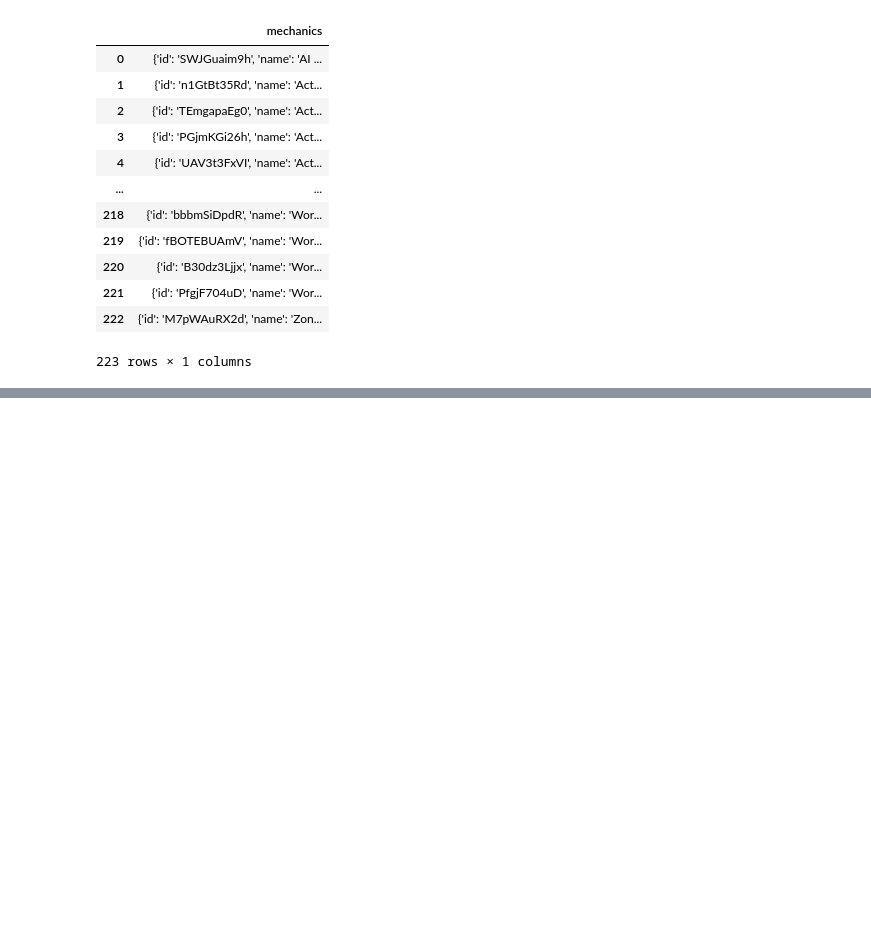
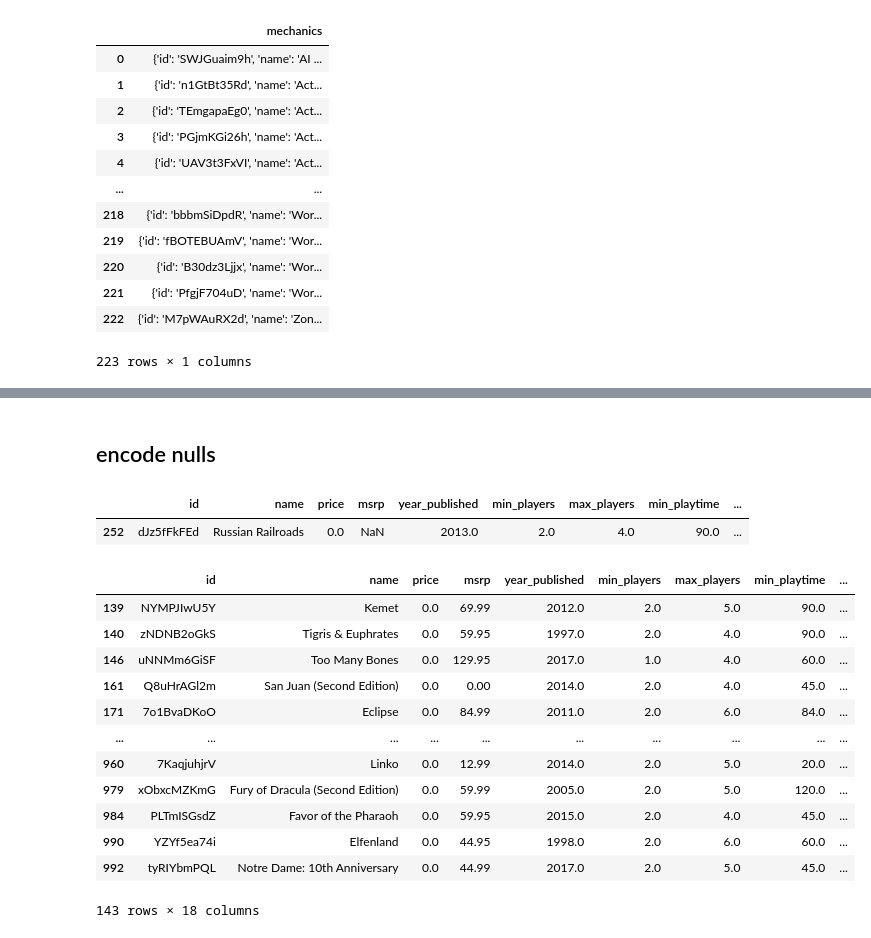
Before and after one commit to Andy-Jensen/board-game-project, a Jupyter notebook: Prepare.ipynb, the cells around one changed output, grey strips where cells are left out. Cells and saved outputs as stored; diff of their text form; code cells hidden in the pictures; blank space fills up the shorter version.

```diff
--- a/Prepare.ipynb
+++ b/Prepare.ipynb
@@ -190,0 +274,23 @@ pd.DataFrame(data)
+# %% [markdown]
+## encode nulls
+# %%
+df[df['msrp'].isna()]
+# %% [output]
+|  | id | name | price | msrp | year_published | min_players | max_players | min_playtime | ... |
+| 252 | dJz5fFkFEd | Russian Railroads | 0.0 | NaN | 2013.0 | 2.0 | 4.0 | 90.0 | ... |
+# %%
+df[df['price']==0]
+# %% [output]
+|  | id | name | price | msrp | year_published | min_players | max_players | min_playtime | ... |
+| 139 | NYMPJIwU5Y | Kemet | 0.0 | 69.99 | 2012.0 | 2.0 | 5.0 | 90.0 | ... |
+| 140 | zNDNB2oGkS | Tigris & Euphrates | 0.0 | 59.95 | 1997.0 | 2.0 | 4.0 | 90.0 | ... |
+| 146 | uNNMm6GiSF | Too Many Bones | 0.0 | 129.95 | 2017.0 | 1.0 | 4.0 | 60.0 | ... |
+| 161 | Q8uHrAGl2m | San Juan (Second Edition) | 0.0 | 0.00 | 2014.0 | 2.0 | 4.0 | 45.0 | ... |
+| 171 | 7o1BvaDKoO | Eclipse | 0.0 | 84.99 | 2011.0 | 2.0 | 6.0 | 84.0 | ... |
+| ... | ... | ... | ... | ... | ... | ... | ... | ... | ... |
+| 960 | 7KaqjuhjrV | Linko | 0.0 | 12.99 | 2014.0 | 2.0 | 5.0 | 20.0 | ... |
+| 979 | xObxcMZKmG | Fury of Dracula (Second Edition) | 0.0 | 59.99 | 2005.0 | 2.0 | 5.0 | 120.0 | ... |
+| 984 | PLTmISGsdZ | Favor of the Pharaoh | 0.0 | 59.95 | 2015.0 | 2.0 | 4.0 | 45.0 | ... |
+| 990 | YZYf5ea74i | Elfenland | 0.0 | 44.95 | 1998.0 | 2.0 | 6.0 | 60.0 | ... |
+| 992 | tyRIYbmPQL | Notre Dame: 10th Anniversary | 0.0 | 44.99 | 2017.0 | 2.0 | 5.0 | 45.0 | ... |
+143 rows × 18 columns
```
Also changed, not shown: parts of 29 cells of this notebook, 1 other file.
